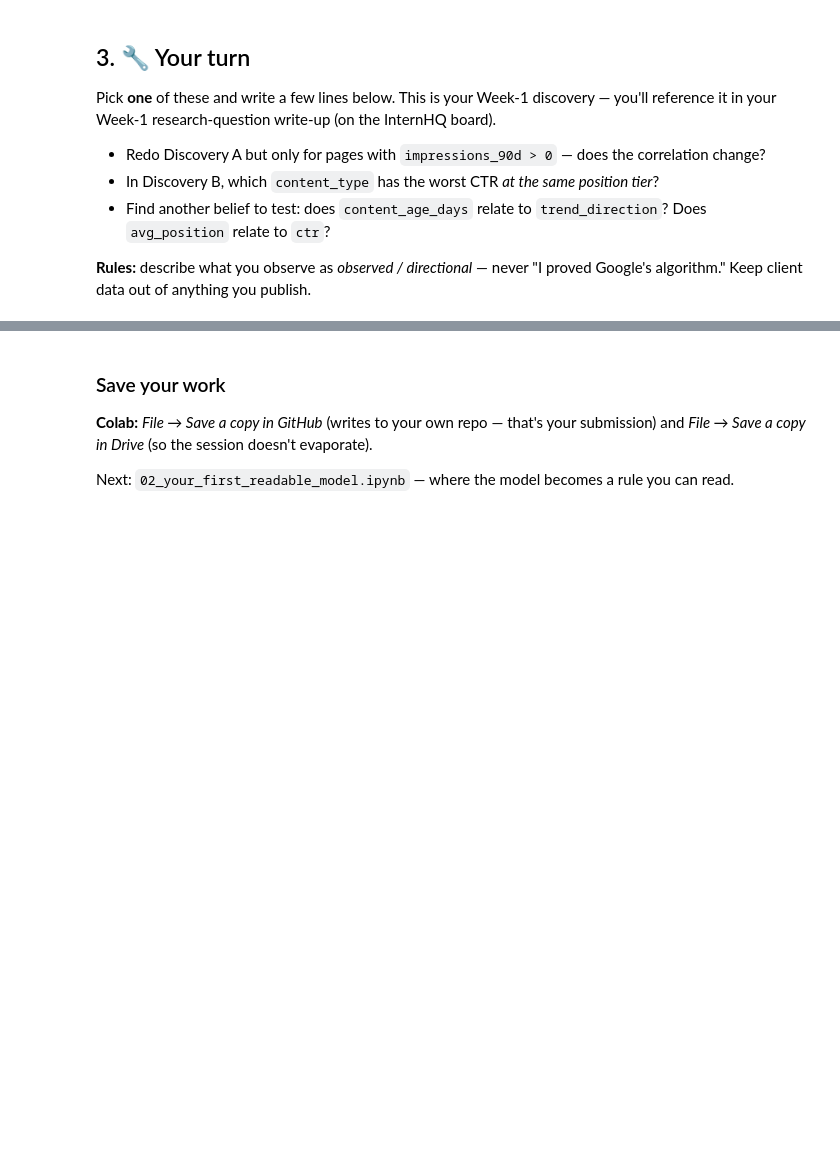
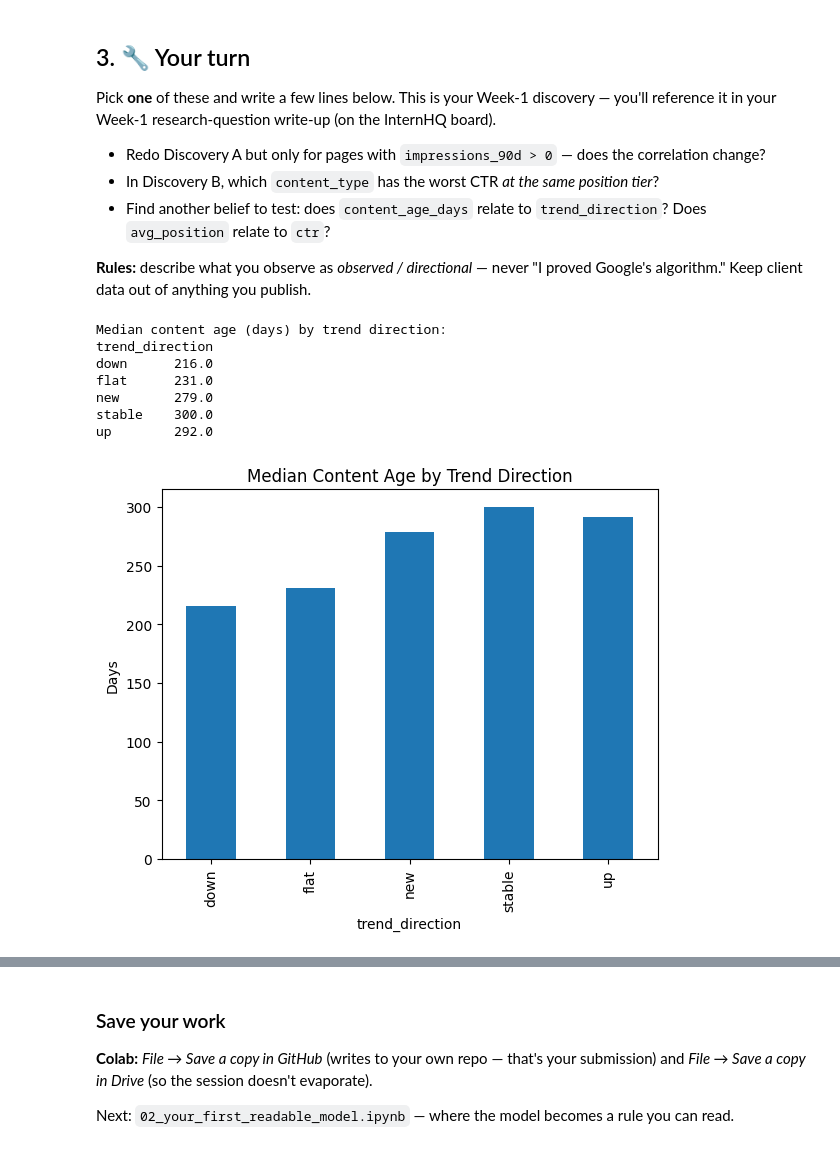
Before and after one commit to KeroSherif/flyrank-work, a Jupyter notebook: notebooks/01_first_look_and_discovery.ipynb, the cells around one changed output, grey strips where cells are left out. Saved outputs shown, nothing was run; the diff lists cells and outputs as text; code cells hidden in the pictures; blank space fills up the shorter version.

```diff
--- a/notebooks/01_first_look_and_discovery.ipynb
+++ b/notebooks/01_first_look_and_discovery.ipynb
@@ -101,0 +156,18 @@ Pick **one** of these and write a few lines below. This is your Week-1 discovery
+# %%
+# Analyzing if content age relates to trend direction
+age_by_trend = df.groupby("trend_direction")["content_age_days"].median()
+
+print("Median content age (days) by trend direction:")
+print(age_by_trend.round(0).to_string())
+
+# Plot the result
+age_by_trend.plot(kind="bar", title="Median Content Age by Trend Direction", ylabel="Days");
+# %% [output]
+Median content age (days) by trend direction:
+trend_direction
+down      216.0
+flat      231.0
+new       279.0
+stable    300.0
+up        292.0
+[figure, added]
```
Also changed, not shown: parts of 10 cells of this notebook.
